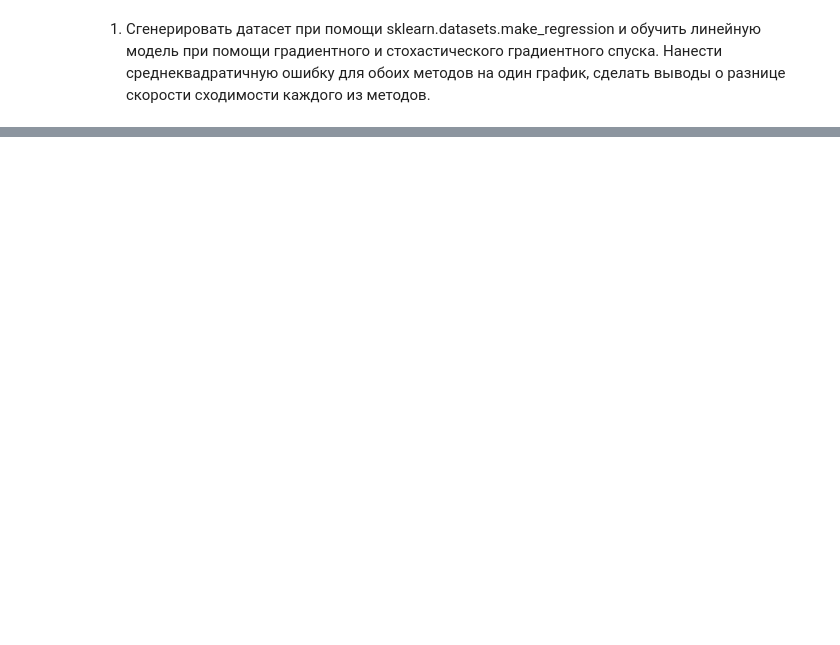
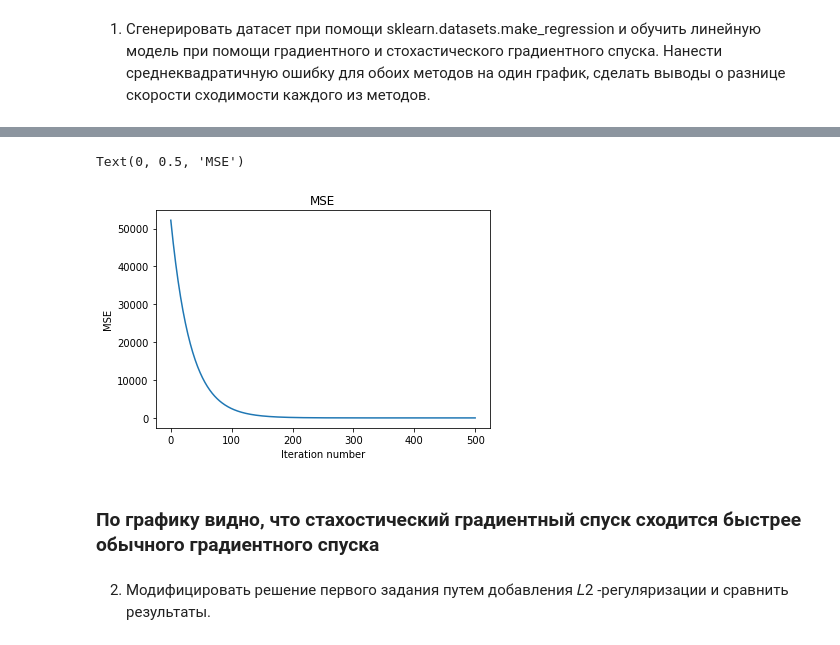
Before and after one commit to npoxopob/ml_alg, a Jupyter notebook: Урок_2_Масштабирование_признаков_L1_и_L2_регуляризация_Стохастический_градиентный_спуск.ipynb, the cells around one changed output, grey strips where cells are left out. Drawn from its saved outputs; the diff is of its cells as text; code cells hidden in the pictures; blank space fills up the shorter version.

```diff
--- a/Урок_2_Масштабирование_признаков_L1_и_L2_регуляризация_Стохастический_градиентный_спуск.ipynb
+++ b/Урок_2_Масштабирование_признаков_L1_и_L2_регуляризация_Стохастический_градиентный_спуск.ipynb
@@ -51,0 +131,3 @@ class GradientDescent:
+# %%
+sgs = StochasticGradientDescent(X, y, iter_count=500, qty_in_batch=1, alpha=1e-2)
+e_sgs = sgs.fit()
@@ -52 +142,13 @@ class GradientDescent:
+# %%
+plt.plot(range(len(e_sgs)), e_sgs)
+plt.title('MSE')
+plt.xlabel('Iteration number')
+plt.ylabel('MSE')
+# %% [output]
+Text(0, 0.5, 'MSE')
+[figure, added]
+# %% [markdown]
+### По графику видно, что стахостический градиентный спуск сходится быстрее обычного градиентного спуска
+# %% [markdown]
+2. Модифицировать решение первого задания путем добавления 𝐿2 -регуляризации и сравнить результаты.
 # %%
```
Also changed, not shown: parts of 14 cells of this notebook.
